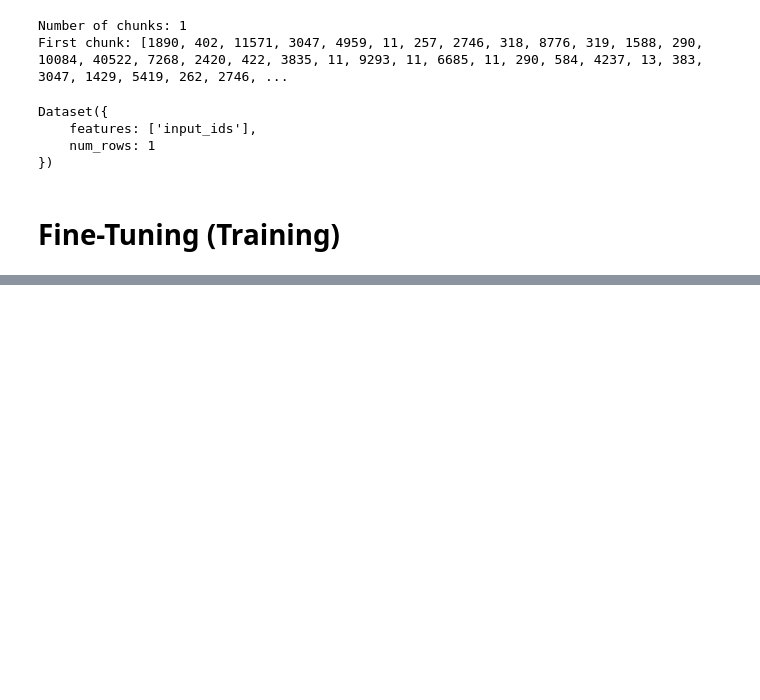
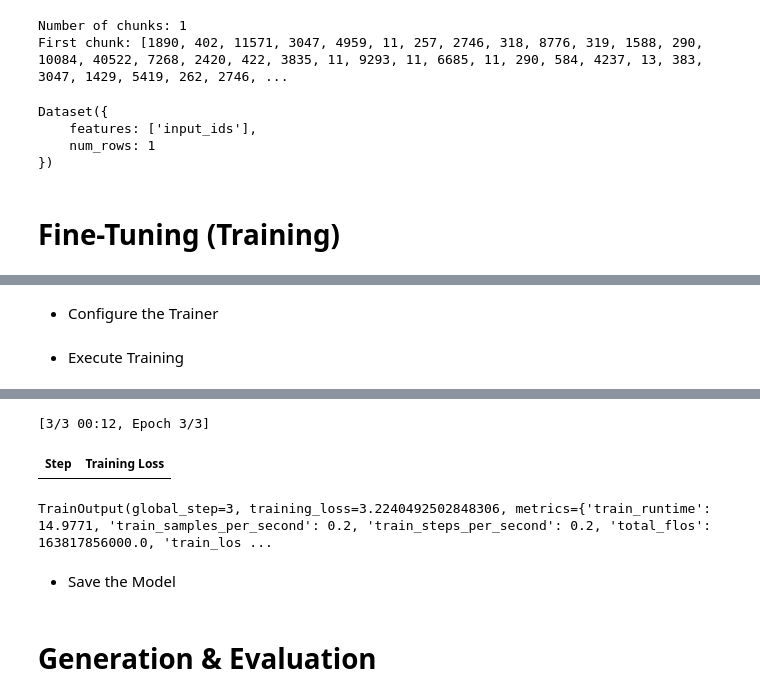
Before and after one commit to Dharmendra0305/PRODIGY_GA_01, a Jupyter notebook: Text_Generation_with_GPT_2.ipynb, the cells around one changed output, grey strips where cells are left out. Cells and saved outputs as stored; diff of their text form; code cells hidden in the pictures; blank space fills up the shorter version.

```diff
--- a/Text_Generation_with_GPT_2.ipynb
+++ b/Text_Generation_with_GPT_2.ipynb
@@ -70,7 +70,13 @@ For GPT training purposes, a model is trained on large and diverse datasets cont
 # %%
 from transformers import AutoTokenizer
 
+# Load GPT-2 tokenizer
 tokenizer = AutoTokenizer.from_pretrained("gpt2")
+
+# Assign EOS token as pad token
+tokenizer.pad_token = tokenizer.eos_token
+
+# Tokenize text
 tokens = tokenizer(text, return_tensors = "pt")
 
 print(tokens["input_ids"][0][:50])
@@ -114,0 +119,4 @@ from
+# %%
+from transformers import AutoModelForCausalLM
+
+model = AutoModelForCausalLM.from_pretrained("gpt2")
@@ -114,0 +133,7 @@ from
+# %%
+from transformers import DataCollatorForLanguageModeling
+
+data_collator = DataCollatorForLanguageModeling(tokenizer = tokenizer,
+                                                mlm = False)           # causal LM (GPT-2) does not use masked language modeling
+# %% [markdown]
+* Configure the Trainer
@@ -114,0 +143,28 @@ from
+# %%
+from transformers import Trainer, TrainingArguments
+
+training_args = TrainingArguments(
+    output_dir = "./results",        # where to save checkpoints
+
+    num_train_epochs = 3,            # train for 3 cycles
+
+    per_device_train_batch_size = 2, # batch size per GPU
+
+    save_steps = 500,                # save every 500 steps
+
+    save_total_limit = 2,            # keep only last 2 checkpoints
+
+    logging_steps = 100              # log every 100 steps
+)
+
+trainer = Trainer(
+    model = model,
+    args = training_args,
+    train_dataset = dataset,
+    data_collator = data_collator
+)
+# %% [markdown]
+* Execute Training
+# %%
+trainer.train()
+# %% [output]
@@ -114,0 +172,5 @@ from
+[3/3 00:12, Epoch 3/3]
+| Step | Training Loss |
+TrainOutput(global_step=3, training_loss=3.2240492502848306, metrics={'train_runtime': 14.9771, 'train_samples_per_second': 0.2, 'train_steps_per_second': 0.2, 'total_flos': 163817856000.0, 'train_los ...
+# %% [markdown]
+* Save the Model
@@ -114,0 +179,2 @@ from
+# %% [markdown]
+# **Generation & Evaluation**
```
Also changed, not shown: parts of 8 cells of this notebook.
